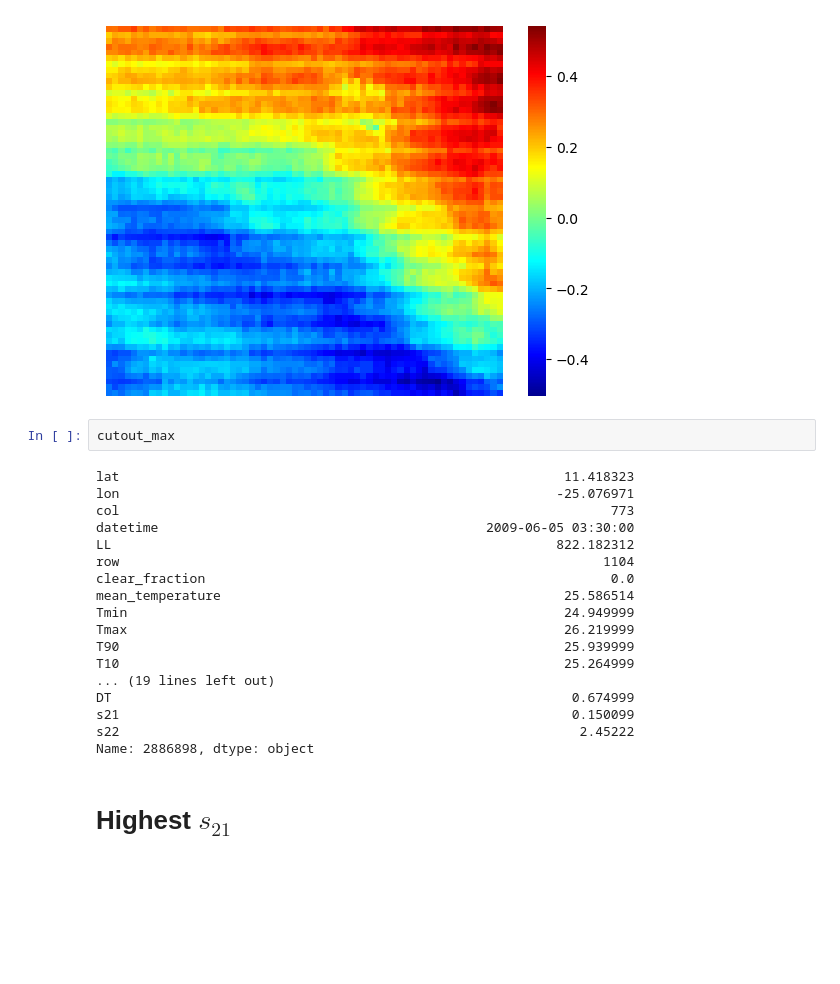
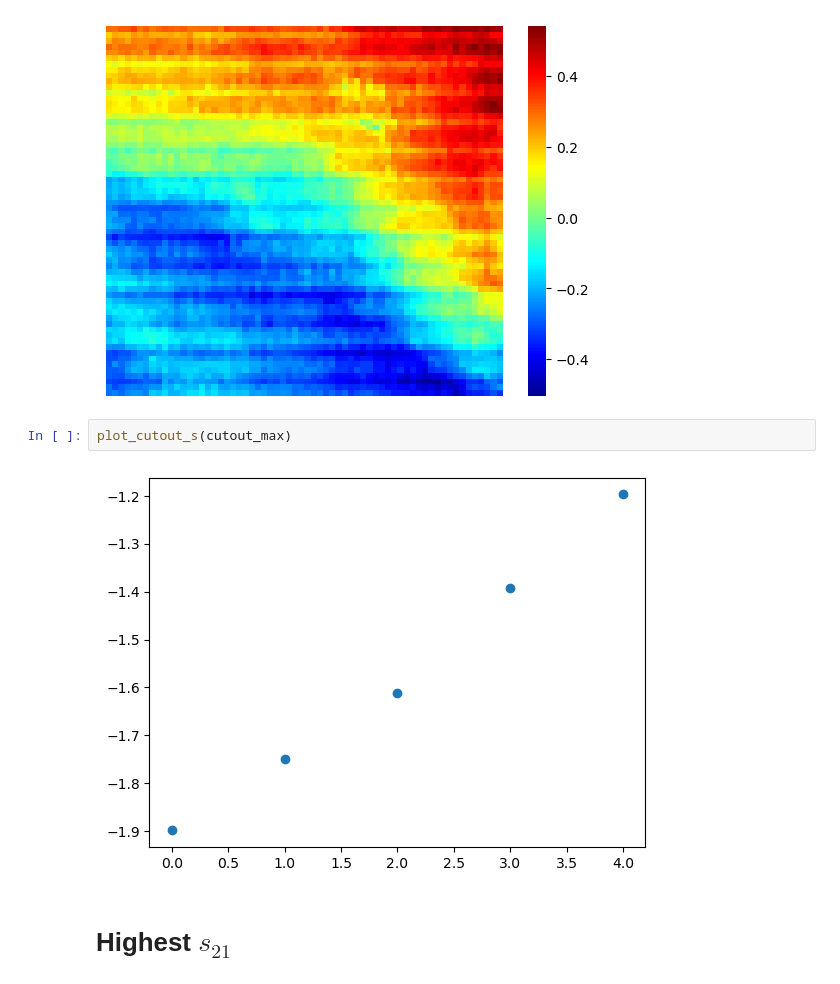
Before and after one commit to profxj/scattering_transform, a Jupyter notebook: nb/Individual_MODIS.ipynb, the cells around one changed output. Saved outputs shown, nothing was run; the diff lists cells and outputs as text; blank space fills up the shorter version.

```diff
--- a/nb/Individual_MODIS.ipynb
+++ b/nb/Individual_MODIS.ipynb
@@ -145,25 +222,9 @@ plotting.show_image(img)
 <Axes: >
 [figure]
 # %%
-cutout_max
+plot_cutout_s(cutout_max)
 # %% [output]
-lat                                                         11.418323
-lon                                                        -25.076971
-col                                                               773
-datetime                                          2009-06-05 03:30:00
-LL                                                         822.182312
-row                                                              1104
-clear_fraction                                                    0.0
-mean_temperature                                            25.586514
-Tmin                                                        24.949999
-Tmax                                                        26.219999
-T90                                                         25.939999
-T10                                                         25.264999
-... (19 lines left out)
-DT                                                           0.674999
-s21                                                          0.150099
-s22                                                           2.45222
-Name: 2886898, dtype: object
+[figure, added]
 # %% [markdown]
 # Highest $s_{21}$
 # %%
```
Also changed, not shown: parts of 13 cells of this notebook, 3 other files.
